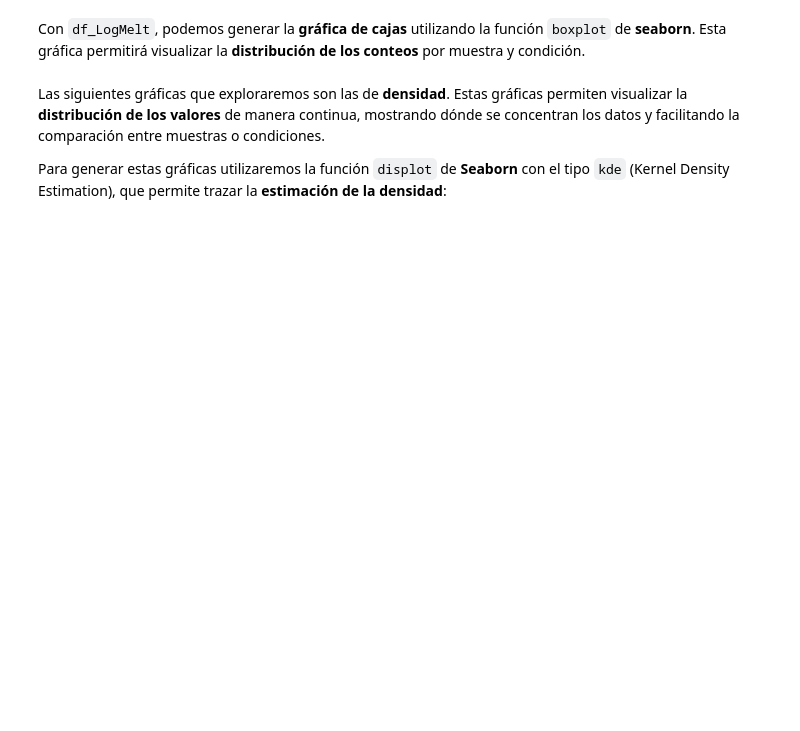
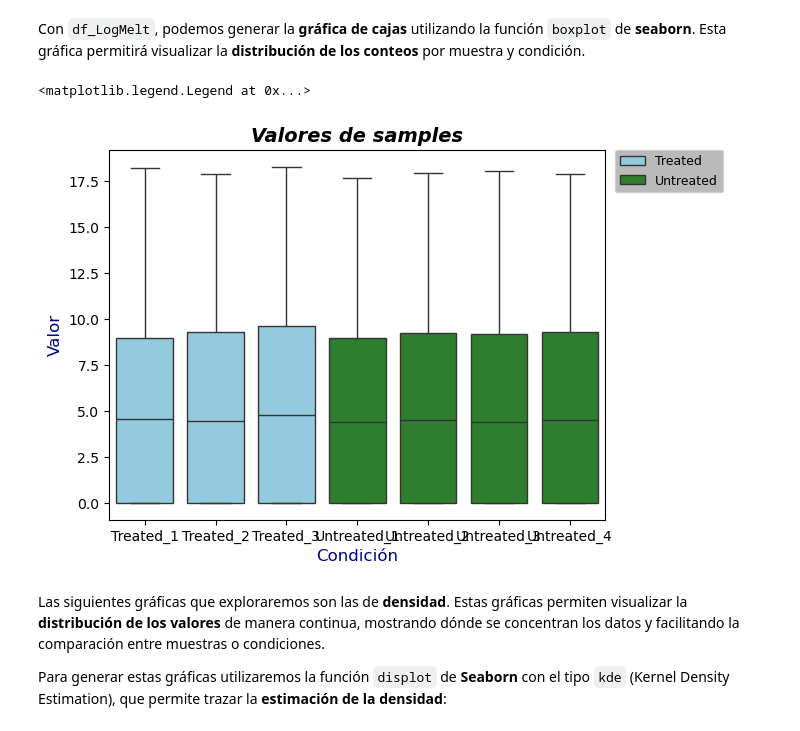
Before and after one commit to Hectorjlo/BioPython, a Jupyter notebook: src/AnalisisExpDif_vacio.ipynb, the cells around one changed output. Saved outputs shown, nothing was run; the diff lists cells and outputs as text; code cells hidden in the pictures; blank space fills up the shorter version.

```diff
--- a/src/AnalisisExpDif_vacio.ipynb
+++ b/src/AnalisisExpDif_vacio.ipynb
@@ -64,14 +72,12 @@ FileNotFoundError: [Errno 2] No such file or directory: '\\Users\\Alfa-\\Documen
 Cambiaremos y reordenaremos los nombres de las muestras para que sean más claros. Las muestras **GSM461176–GSM461178** y **GSM461182** pertenecen a la condición *“Untreated”*, mientras que las muestras **GSM461179–GSM461181** corresponden a la condición *“Treated”*. Esta asignación facilitará la interpretación de los resultados durante el análisis diferencial de expresión.
 # %%
 # Reordenar el DataFrame
-x = list(range(3, 6)) + list(range(0, 3)) + [6]
-
-df_count = df_count.iloc[:, x]
-
+x = list(range(3, 6)) + list(range(0, 3))+[6]
+print(x)
+df_count = df_count.iloc[:,x]
 
 # Reasignando los nombres de columnas
-df_count.columns = ["Untreated_" + str(i) for i in range(1, 4)]
-
+df_count.columns = [f'Treated_{str(i)}' for i in range(1, 4)] + ['Untreated_' + str(i) for i in range(1, 5)]
 
 display(df_count)
 # %% [output]
@@ -107,6 +138,9 @@ NameError: name 'df_count' is not defined
 Por otra parte, los datos están en **formato ancho (wide)**, pero necesitamos que estén en **formato largo (long)** para trabajar con ellos en `seaborn`. Para ello utilizaremos la función `melt` de **pandas**, que transforma la tabla adecuadamente. Además, agregaremos una columna con el nombre de la **condición** a la que pertenece cada muestra:
 # %%
 # Transformando la tabla de formato wide a formato long
-
+df_log_melt = df_log.melt(var_name='Sample', value_name='Value')
+display(df_log_melt)
 
 # Incorporando la columna Cond, para indicar la condición de cada muestra
+df_log_melt['Condition'] = df_log_melt['Sample'].str.replace('_.$', '', regex=True)
+display(df_log_melt)
@@ -115,18 +176,28 @@ Con `df_LogMelt`, podemos generar la **gráfica de cajas** utilizando la funció
 # %%
 # Importando las bibliotecas de graficación
 import seaborn as sns
 import matplotlib.pyplot as plt
 
-# Generando el boxplot
-colores_lista = ["skyblue", "forestgreen"]
+sns.boxplot(data=df_log_melt, x='Sample', y='Value', hue='Condition', palette={'Treated':'skyblue', 'Untreated':'forestgreen'})
 
+# Agregar títulos y etiquetas
+plt.title("Valores de samples", fontsize=14, fontweight="bold", fontstyle = "italic", color ="black")
+plt.xlabel("Condición", fontsize=12, color='darkblue')
+plt.ylabel("Valor", fontsize=12, color='darkblue')
 
-#Agregando titulos
-
-
-
-
-# Ajustar posición de la leyenda y cambiar tamaño de letra
+# Ajustar su posición posición y cambiar tamaño de letra
+plt.legend(
+    bbox_to_anchor=(1.02, 1),   # posición fuera del eje
+    loc='upper left',           # punto de anclaje de la leyenda
+    borderaxespad=0,
+    fontsize = 9,
+    title_fontsize=2,
+    labelcolor = "black",
+    facecolor = 'darkgrey'
+)
+# %% [output]
+<matplotlib.legend.Legend at 0x...>
+[figure, added]
 # %% [markdown]
 Las siguientes gráficas que exploraremos son las de **densidad**. Estas gráficas permiten visualizar la **distribución de los valores** de manera continua, mostrando dónde se concentran los datos y facilitando la comparación entre muestras o condiciones.
 
```
Also changed, not shown: parts of 16 cells of this notebook, 1 other file.
